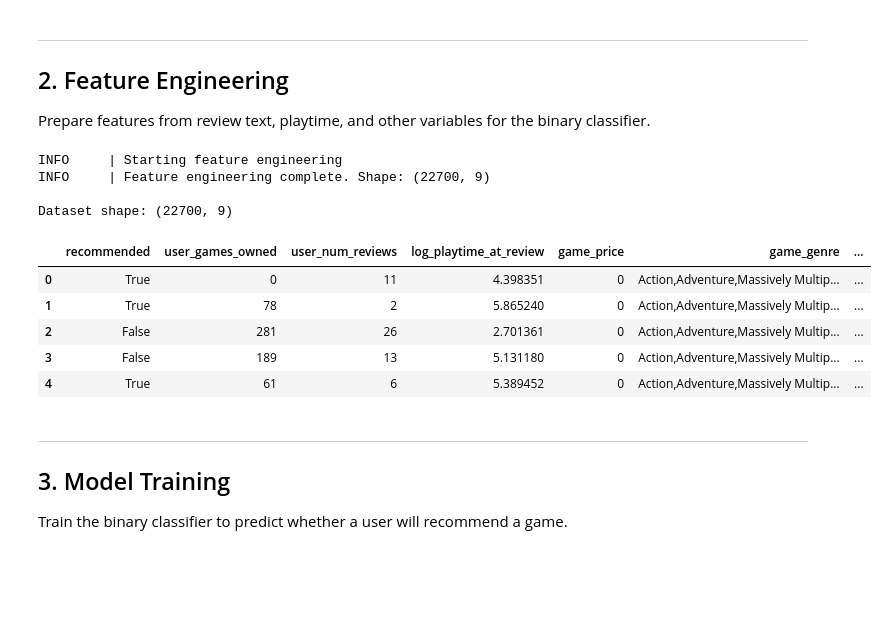
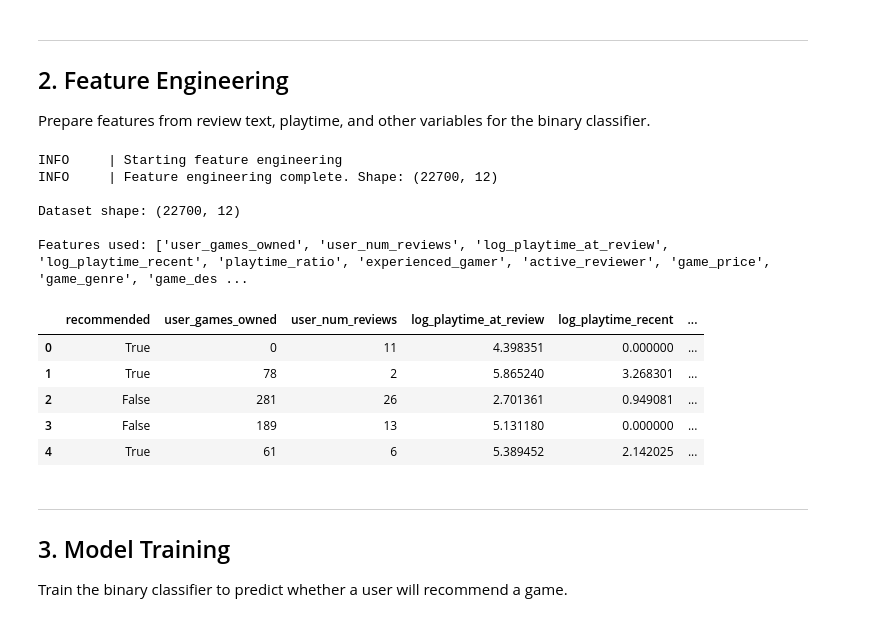
Before and after one commit to miketheofan/msc-in-data-science, a Jupyter notebook: interpretable-predictions/interpretable_predictions.ipynb, the cells around one changed output. Drawn from its saved outputs; the diff is of its cells as text; code cells hidden in the pictures; blank space fills up the shorter version.

```diff
--- a/interpretable-predictions/interpretable_predictions.ipynb
+++ b/interpretable-predictions/interpretable_predictions.ipynb
@@ -403,48 +403,54 @@ df['review_text'] = df['review_text'].fillna('')
 from textblob import TextBlob
 
 df['word_count'] = df['review_text'].apply(lambda x: len(str(x).split()))
-df['sentiment_polarity'] = df['review_text'].apply(
-    lambda x: TextBlob(str(x)).sentiment.polarity
-)
+# NOT using sentiment_polarity anymore
 
-# Log transform playtime
+# Log transform playtimes
 df['log_playtime_at_review'] = np.log1p(df['playtime_at_review_hours'])
+df['log_playtime_recent'] = np.log1p(df['playtime_recent_hours'])
 
 # Handle missing values for game features
 df['game_price'] = df['game_price'].fillna(0)
 df['game_genre'] = df['game_genre'].fillna('Unknown')
 df['game_description'] = df['game_description'].fillna('')
 
-# Select features for modeling (review_text commented out)
+# Select features for modeling (removed sentiment_polarity, added playtime_recent and ratios)
 features = [
     'recommended',  # Target
     'user_games_owned',
     'user_num_reviews',
     'log_playtime_at_review',
+    'log_playtime_recent',  # NEW: Recent engagement
+    'playtime_ratio',  # NEW: Playtime ratio
+    'experienced_gamer',  # NEW: Boolean feature
+    'active_reviewer',  # NEW: Boolean feature
     'game_price',
     'game_genre',
     'game_description',
     # 'review_text',  # Text feature - not using
-    'sentiment_polarity',
+    # 'sentiment_polarity',  # REMOVED as requested
     'word_count'
 ]
 
 df_subset = df[features].copy()
 
 logger.info(f"Feature engineering complete. Shape: {df_subset.shape}")
 print(f"\nDataset shape: {df_subset.shape}")
+print(f"\nFeatures used: {[f for f in features if f != 'recommended']}")
 df_subset.head()
 # %% [output]
 INFO     | Starting feature engineering
-INFO     | Feature engineering complete. Shape: (22700, 9)
+INFO     | Feature engineering complete. Shape: (22700, 12)
 
-Dataset shape: (22700, 9)
+Dataset shape: (22700, 12)
+
+Features used: ['user_games_owned', 'user_num_reviews', 'log_playtime_at_review', 'log_playtime_recent', 'playtime_ratio', 'experienced_gamer', 'active_reviewer', 'game_price', 'game_genre', 'game_des ...
-|  | recommended | user_games_owned | user_num_reviews | log_playtime_at_review | game_price | game_genre | ... |
-| 0 | True | 0 | 11 | 4.398351 | 0 | Action,Adventure,Massively Multip... | ... |
-| 1 | True | 78 | 2 | 5.865240 | 0 | Action,Adventure,Massively Multip... | ... |
-| 2 | False | 281 | 26 | 2.701361 | 0 | Action,Adventure,Massively Multip... | ... |
-| 3 | False | 189 | 13 | 5.131180 | 0 | Action,Adventure,Massively Multip... | ... |
-| 4 | True | 61 | 6 | 5.389452 | 0 | Action,Adventure,Massively Multip... | ... |
+|  | recommended | user_games_owned | user_num_reviews | log_playtime_at_review | log_playtime_recent | ... |
+| 0 | True | 0 | 11 | 4.398351 | 0.000000 | ... |
+| 1 | True | 78 | 2 | 5.865240 | 3.268301 | ... |
+| 2 | False | 281 | 26 | 2.701361 | 0.949081 | ... |
+| 3 | False | 189 | 13 | 5.131180 | 0.000000 | ... |
+| 4 | True | 61 | 6 | 5.389452 | 2.142025 | ... |
 # %% [markdown]
 ---
 
```
Also changed, not shown: parts of 8 cells of this notebook, 1 other file.
